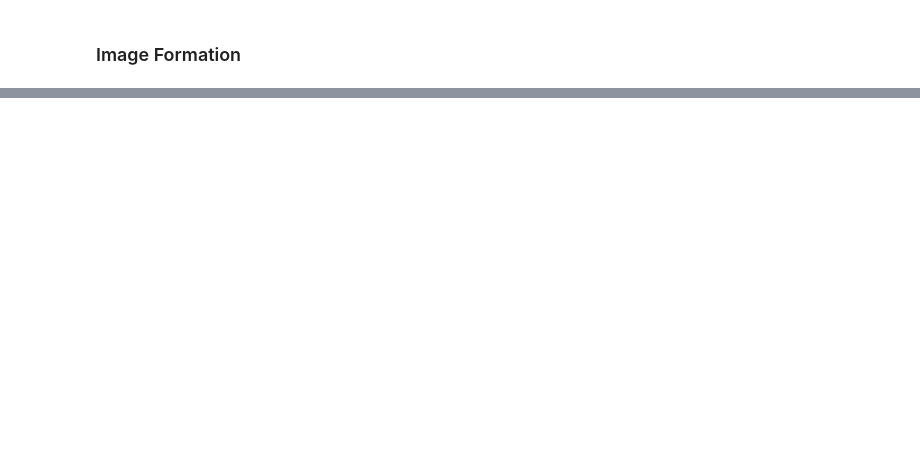
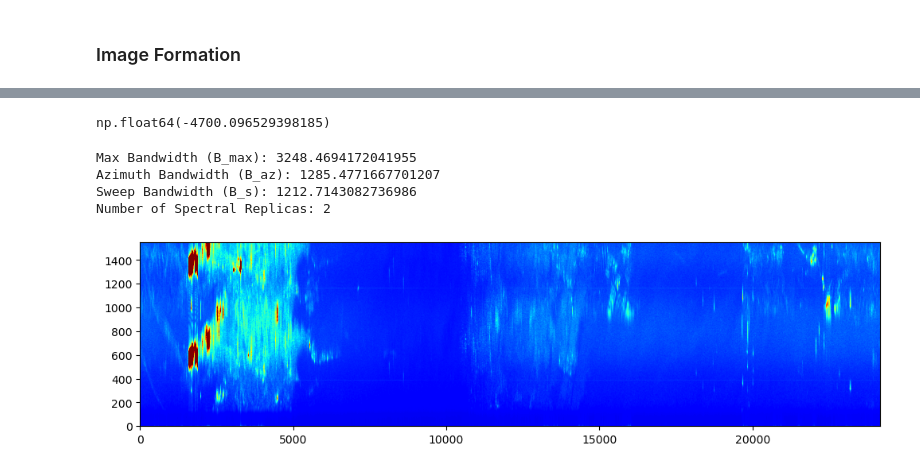
Before and after one commit to AndrewPlayer3/sar_processing, a Jupyter notebook: s1_level0/level_1.ipynb, the cells around one changed output, grey strips where cells are left out. Saved outputs shown, nothing was run; the diff lists cells and outputs as text; code cells hidden in the pictures; blank space fills up the shorter version.

```diff
--- a/s1_level0/level_1.ipynb
+++ b/s1_level0/level_1.ipynb
@@ -671,0 +820,22 @@ plot_signals(azimuth_compressed_)
+# %%
+doppler_coefs = get_doppler_coefs(range_compressed, prf, lag=1, range_block_size=30)
+# %%
+steering_angles = get_azimuth_steering_angles(burst_packets)
+steering_rate = get_azimuth_steering_rate(steering_angles, pri)
+ks = calculate_doppler_centroid_rate(np.linalg.norm(velocities[0]), steering_rate)
+# ka = get_ka(effective_velocities, rcmc_factor_w_az_freqs, slant_ranges, s1_wavelength)
+# %%
+ks
+# %% [output]
+np.float64(-4700.096529398185)
+# %%
+ufr_data = azimuth_freq_unfold(range_doppler, doppler_coefs, ks, ka, prf)
+# %% [output]
+Max Bandwidth (B_max): 3248.4694172041955
+Azimuth Bandwidth (B_az): 1285.4771667701207
+Sweep Bandwidth (B_s): 1212.7143082736986
+Number of Spectral Replicas: 2
+# %%
+plot_signals(ufr_data)
+# %% [output]
+[figure, added]
```
Also changed, not shown: parts of 62 cells of this notebook.
